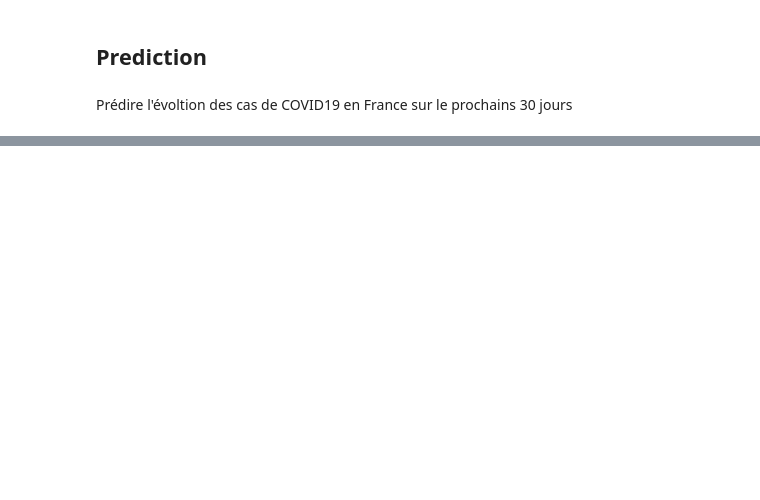
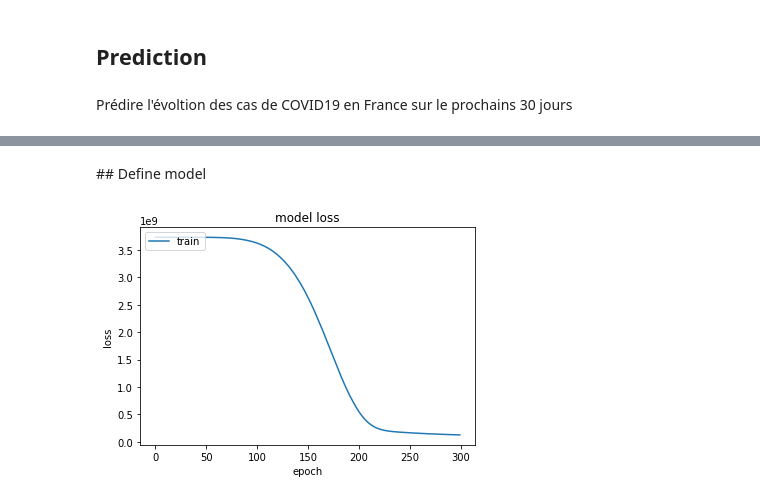
Before and after one commit to AmineDiro/Prediction-COVID19-France-, a Jupyter notebook: EDA.ipynb, the cells around one changed output, grey strips where cells are left out. Saved outputs shown, nothing was run; the diff lists cells and outputs as text; code cells hidden in the pictures; blank space fills up the shorter version.

```diff
--- a/EDA.ipynb
+++ b/EDA.ipynb
@@ -280,0 +272,34 @@ Li na9ess :
+# %%
+# define input sequence
+# choose a number of time steps ( equivalent to # of features)
+n_steps = 3
+X, y = split_sequence(c_confirmed[:-1], n_steps)
+
+n_features = 1
+
+scaler = StandardScaler()
+trainX = scaler.fit_transform(X)
+
+trainX = trainX.reshape((trainX.shape[0], trainX.shape[1], n_features))
+# %% [markdown]
+## Define model
+# %%
+# define model
+model = Sequential()
+model.add(LSTM(50, activation="relu", input_shape=(n_steps, n_features)))
+model.add(Dense(1))
+model.compile(optimizer="adam", loss="mse")
+
+
+# fit model
+history = model.fit(trainX, y, epochs=300, verbose=0)
+
+# history for loss
+plt.plot(history.history["loss"])
+plt.title("model loss")
+plt.ylabel("loss")
+plt.xlabel("epoch")
+plt.legend(["train", "test"], loc="upper left")
+plt.show()
+# %% [output]
+[figure, added]
```
Also changed, not shown: parts of 16 cells of this notebook.
